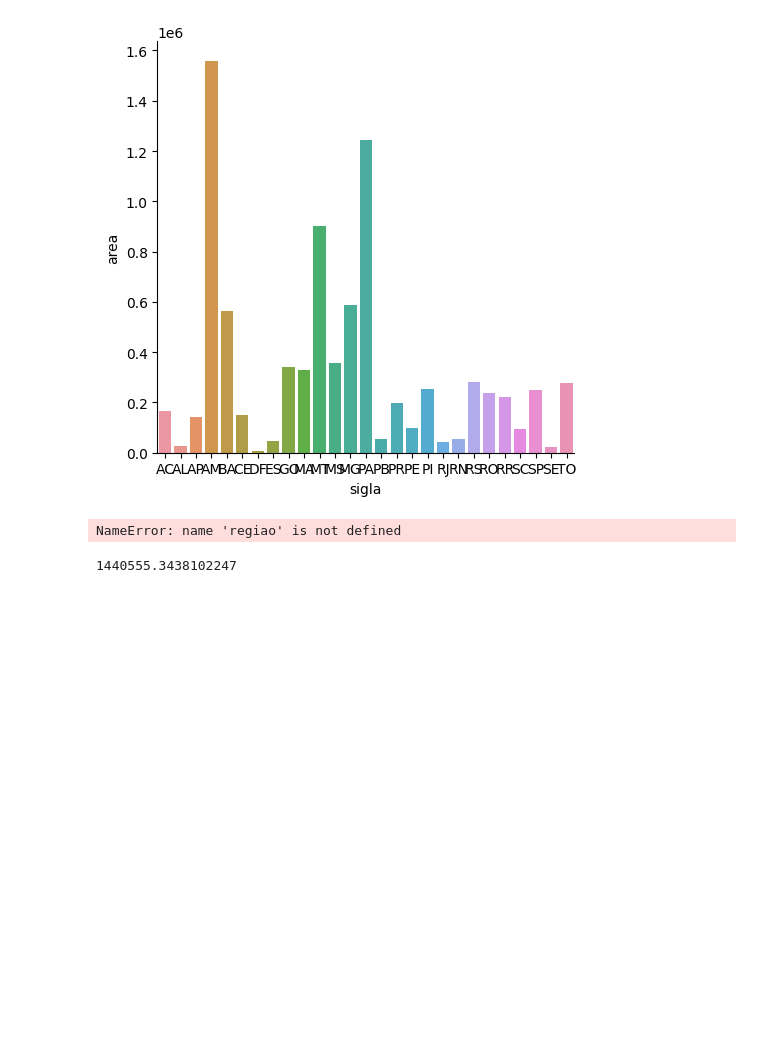
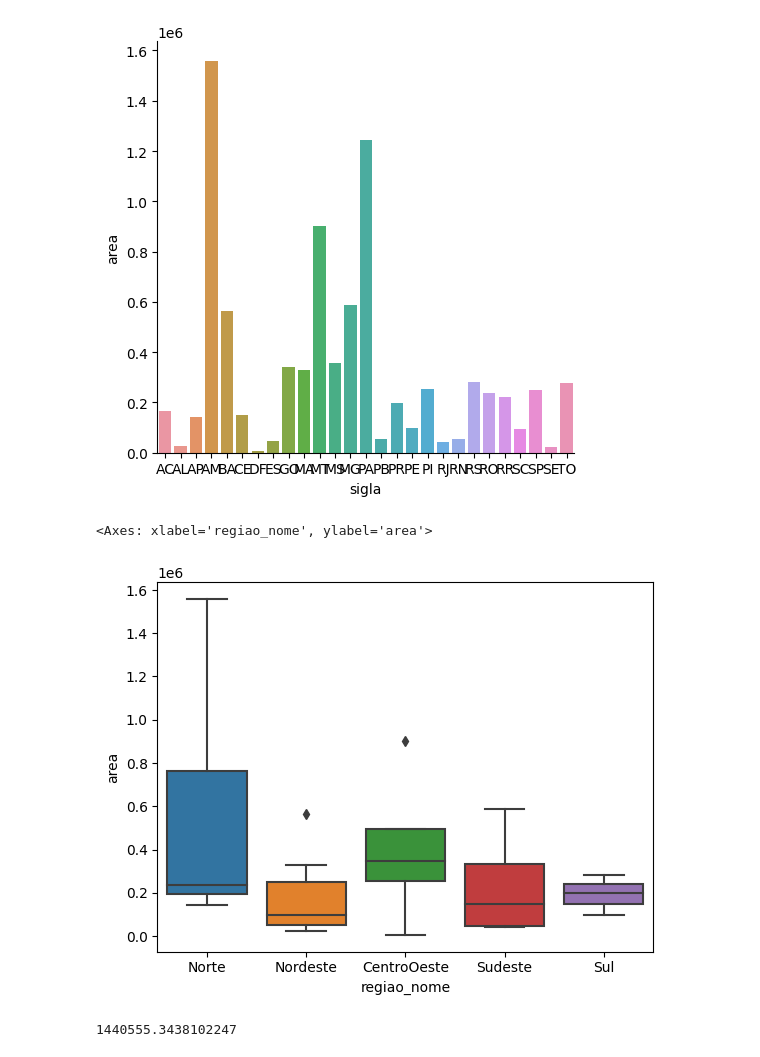
Before and after one commit to EmanuelMarchiFleisner/gci2023, a Jupyter notebook: Aula03.ipynb, the cells around one changed output. Drawn from its saved outputs; the diff is of its cells as text; code cells hidden in the pictures; blank space fills up the shorter version.

```diff
--- a/Aula03.ipynb
+++ b/Aula03.ipynb
@@ -78,9 +78,10 @@ sns.catplot(
 <seaborn.axisgrid.FacetGrid at 0x...>
 [figure]
 # %%
-sns.boxplot(data = regiao, x = 'regiao_nome', y = 'area')
+sns.boxplot(data = estados, x = 'regiao_nome', y = 'area')
 # %% [output]
-NameError: name 'regiao' is not defined
+<Axes: xlabel='regiao_nome', ylabel='area'>
+[figure, added]
 # %%
 out_max = estados['area'].mean() + (3*estados['area'].std())
 print(out_max)
```
Also changed, not shown: 1 other file.
